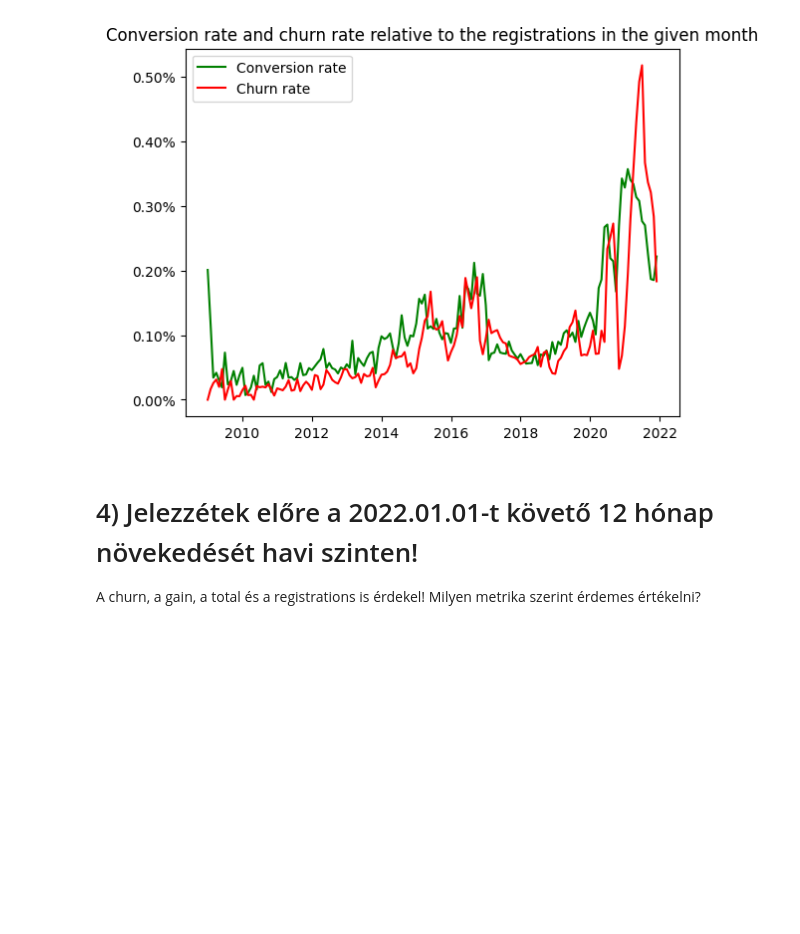
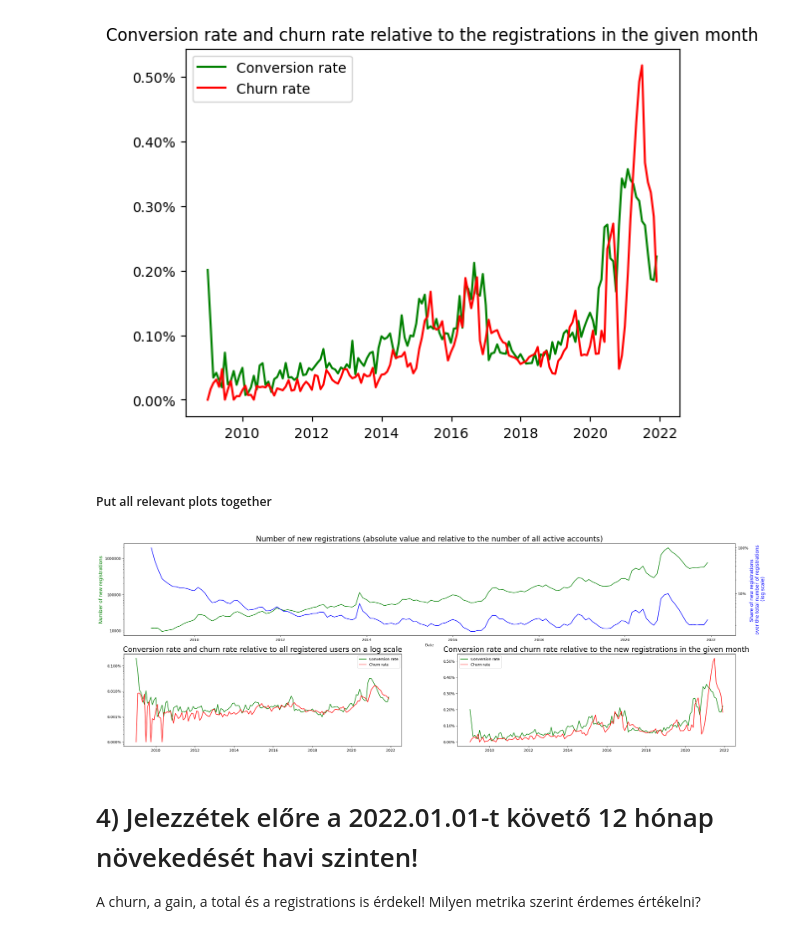
Before and after one commit to DanielBarabas/rajk-ml-course-barab, a Jupyter notebook: homeworks/BD_hw.ipynb, the cells around one changed output. Saved outputs shown, nothing was run; the diff lists cells and outputs as text; code cells hidden in the pictures; blank space fills up the shorter version.

```diff
--- a/homeworks/BD_hw.ipynb
+++ b/homeworks/BD_hw.ipynb
@@ -163,6 +163,47 @@ plt.legend()
 plt.show()
 # %% [output]
 [figure]
+# %% [markdown]
+##### Put all relevant plots together
+# %%
+plt.figure(figsize=(30, 10))
+
+ax1 = plt.subplot(2,1,1)
+ax1.plot(data["date"],data["registrations"],color = "green")
+ax1.set_xlabel("Date")
+ax1.set_ylabel("Number of new registrations",color = "green", fontsize = 13)
+ax1.set_title("Number of new registrations (absolute value and relative to the number of all active accounts)",fontsize = 20)
+ax1.set_yscale('log')
+ax1.yaxis.set_major_formatter(FormatStrFormatter('%1.0f'))
+ax2 = ax1.twinx()
+ax2.plot(data["date"],data["reg_rate_per_user"], color = "blue")
+ax2.set_ylabel("Share of new registrations \n over the total number of registrations \n (log scale)",color = "blue",fontsize = 13)
+ax2.set_yscale('log')
+ax2.yaxis.set_major_formatter(FuncFormatter(lambda y, _: '{:.0%}'.format(y)))
+
+
+ax3 = plt.subplot(2,2,3)
+ax3.plot(data["date"],data["conv_rate_per_user"],color = "green",label = "Conversion rate")
+ax3.plot(data["date"],data["churn_rate_per_user_1"], color = "red",label = "Churn rate")
+ax3.set_yscale('log')
+#ax3.yaxis.set_major_formatter(FormatStrFormatter('%1.6f'))
+ax3.set_title("Conversion rate and churn rate relative to all registered users on a log scale",fontsize = 20)
+ax3.yaxis.set_major_formatter(FuncFormatter(lambda y, _: '{:.3%}'.format(y)))
+plt.legend()
+
+
+ax4 = plt.subplot(2,2,4)
+ax4.plot(data["date"],data["conv_rate_per_reg"],color = "green",label = "Conversion rate")
+ax4.plot(data["date"],data["churn_rate_per_reg"], color = "red",label = "Churn rate")
+#ax4.set_yscale('log')
+#ax4.yaxis.set_major_formatter(FormatStrFormatter('%1.6f'))
+ax4.set_title("Conversion rate and churn rate relative to the new registrations in the given month",fontsize = 20)
+ax4.yaxis.set_major_formatter(FuncFormatter(lambda y, _: '{:.2%}'.format(y)))
+plt.legend()
+# Displaying the plot
+plt.show()
+# %% [output]
+[figure, added]
 # %% [markdown]
 # 4) Jelezzétek előre a 2022.01.01-t követő 12 hónap növekedését havi szinten!
 A churn, a gain, a total és a registrations is érdekel!
```
Also changed, not shown: parts of 5 cells of this notebook.
